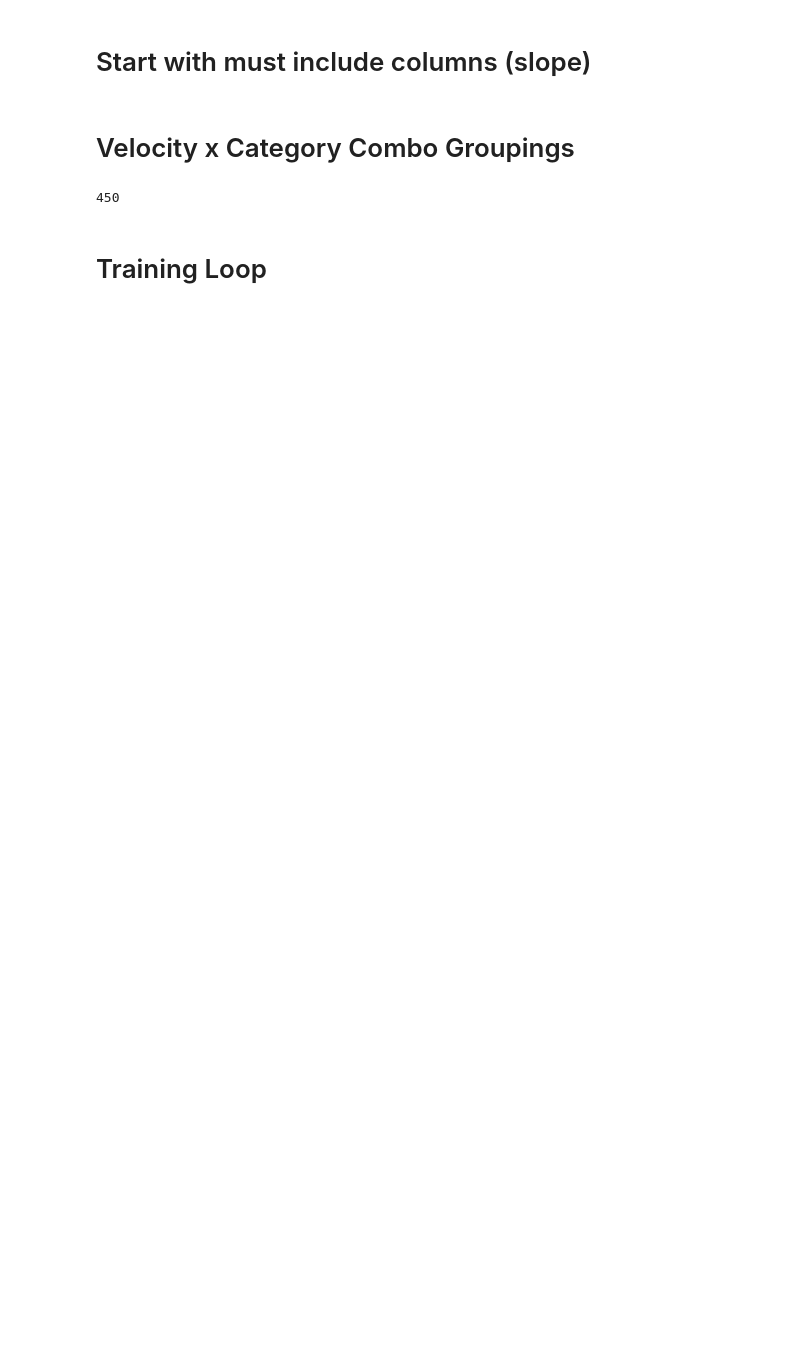
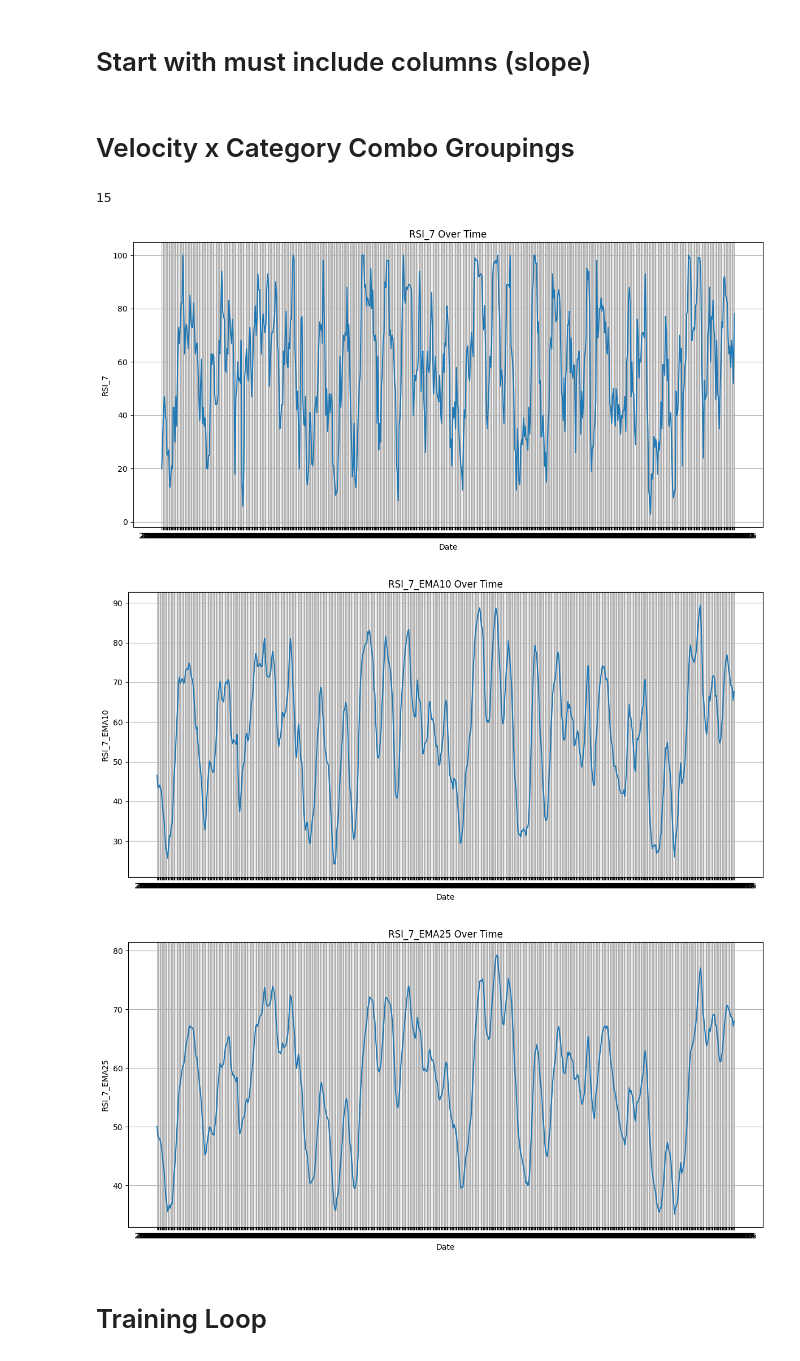
Before and after one commit to bchase17/Fracturion, a Jupyter notebook: Experimentation - Leo/Leo.ipynb, the cells around one changed output. Cells and saved outputs as stored; diff of their text form; code cells hidden in the pictures; blank space fills up the shorter version.

```diff
--- a/Experimentation - Leo/Leo.ipynb
+++ b/Experimentation - Leo/Leo.ipynb
@@ -213,7 +213,7 @@ group_names = list(group_cols.keys())
 
 # 2) Generate all 5‐combos, filtering out any with >2 from one category
 valid_combos = []
-for combo in itertools.combinations(group_names, 3):
+for combo in itertools.combinations(group_names, 5):
     # extract the category portion (everything before the last "_")
     cats = [name.rsplit('_', 1)[0] for name in combo]
     # ensure no category appears more than twice
@@ -228,7 +228,7 @@ combos_features = {
 
 print(len(combos_features))
 # %% [output]
-450
+15
 # %%
 import matplotlib.pyplot as plt
 #df = extract('QQQ', returns, lb, raw_all, windows=[10,25])
@@ -239,35 +239,38 @@ cols = [
     'OBV_ROC10', 'OBV_ROC10_EMA10', 'OBV_ROC10_EMA25',
     'OBV_ROC5', 'OBV_ROC5_EMA10', 'OBV_ROC5_EMA25',
     'Regime_Category', 'Regime_Category_EMA10', 'Regime_Category_EMA25',
     'VIX_1_change', 'VIX_1_change_EMA10', 'VIX_1_change_EMA25',
     'VIX_5_change', 'VIX_5_change_EMA10', 'VIX_5_change_EMA25',
     'vol_5', 'vol_5_EMA10', 'vol_5_EMA25',
     'Intraday Change', 'Intraday Change_EMA10', 'Intraday Change_EMA25',
     'Vol_Ratio_100', 'Vol_Ratio_100_EMA10', 'Vol_Ratio_100_EMA25',
     'Price_Vol_Ratio_5', 'Price_Vol_Ratio_5_EMA10', 'Price_Vol_Ratio_5_EMA25',
     'ATR_7', 'ATR_7_EMA10', 'ATR_7_EMA25',
     'Vol_Ratio_10', 'Vol_Ratio_10_EMA10', 'Vol_Ratio_10_EMA25',
     'vol_25', 'vol_25_EMA10', 'vol_25_EMA25',
     'vol_10', 'vol_10_EMA10', 'vol_10_EMA25'
 ]
 
 
 cols = [
-    'OBV_ROC10', 'OBV_ROC10_EMA10', 'OBV_ROC10_EMA25',
-    'OBV_ROC5', 'OBV_ROC5_EMA10', 'OBV_ROC5_EMA25',
+    'RSI_7', 'RSI_7_EMA10', 'RSI_7_EMA25'
 ]
 for col in cols:
     try:
         plt.figure(figsize=(12, 6))
         plt.plot(df['Date'].iloc[:650].sort_index(ascending=True), df[col].iloc[:650].sort_index(ascending=True))
         plt.xlabel('Date')
         plt.ylabel(f'{col}')
         plt.title(f'{col} Over Time')
         plt.grid(True)
         plt.tight_layout()
         plt.show()
     except KeyError:
         continue
+# %% [output]
+[figure, added]
+[figure, added]
+[figure, added]
 # %% [markdown]
 # Training Loop
 # %%
```
Also changed, not shown: parts of 2 cells of this notebook, 2 other files.
